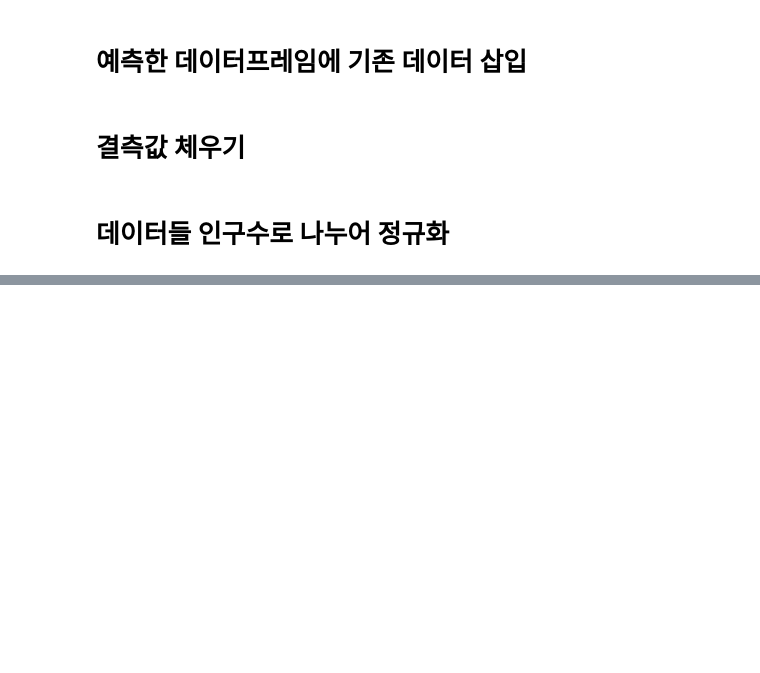
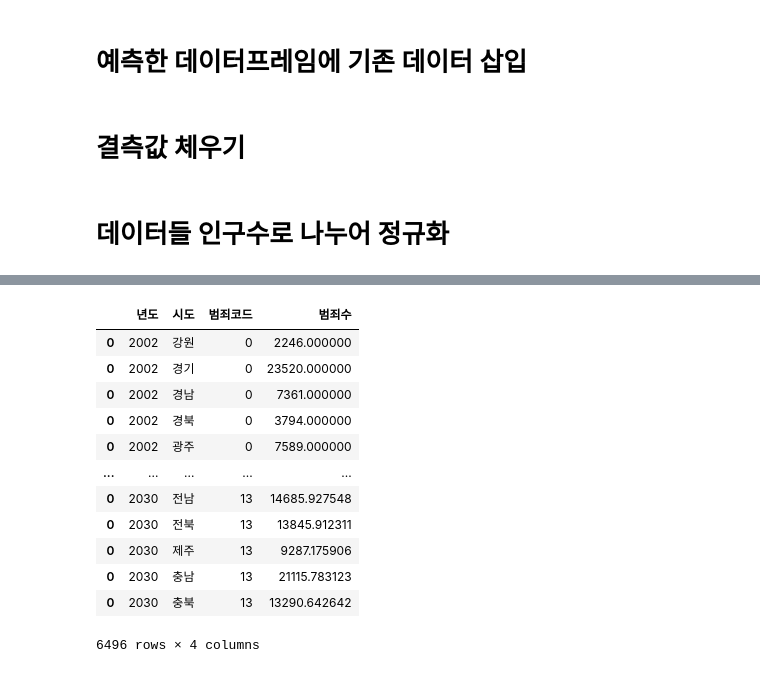
Before and after one commit to bapadapa/IITP_Project, a Jupyter notebook: finalProject/code/preprocessing.ipynb, the cells around one changed output, grey strips where cells are left out. Saved outputs shown, nothing was run; the diff lists cells and outputs as text; code cells hidden in the pictures; blank space fills up the shorter version.

```diff
--- a/finalProject/code/preprocessing.ipynb
+++ b/finalProject/code/preprocessing.ipynb
@@ -435,0 +557,45 @@ pd.concat( [regression_predict_div, regression_predict.iloc[:,-1]] , axis = 1).t
+# %%
+result = pd.DataFrame(columns = ['년도','시도','범죄코드','범죄수'])
+result_code = pd.DataFrame(columns = ['코드','범죄명'])
+for idx in range(len(predicted_crime.columns[2:])):
+    tmpCrime = predicted_crime[['년도','시도',predicted_crime.columns[2+idx]]]
+    for year in predicted_crime.년도.unique():
+        tmpYear = tmpCrime[tmpCrime.년도 == year]
+        for city in predicted_crime.시도.unique():
+            tmpCity = tmpYear[tmpYear.시도 == city]
+            result = result.append(
+                pd.DataFrame(
+                    {
+                        '년도': [year],
+                        '시도': [city],
+                        '범죄코드': [idx],
+                        '범죄수': [
+                                tmpCity[predicted_crime.columns[2+idx]].values[0]
+                            ]
+                        }
+                )
+            )
+            result_code =result_code.append(
+                pd.DataFrame(
+                    {
+                        '범죄코드': [idx],
+                        '범죄명': [predicted_crime.columns[2+idx]]
+                        }
+                )
+            )
+# %%
+result
+# %% [output]
+|  | 년도 | 시도 | 범죄코드 | 범죄수 |
+| 0 | 2002 | 강원 | 0 | 2246.000000 |
+| 0 | 2002 | 경기 | 0 | 23520.000000 |
+| 0 | 2002 | 경남 | 0 | 7361.000000 |
+| 0 | 2002 | 경북 | 0 | 3794.000000 |
+| 0 | 2002 | 광주 | 0 | 7589.000000 |
+| ... | ... | ... | ... | ... |
+| 0 | 2030 | 전남 | 13 | 14685.927548 |
+| 0 | 2030 | 전북 | 13 | 13845.912311 |
+| 0 | 2030 | 제주 | 13 | 9287.175906 |
+| 0 | 2030 | 충남 | 13 | 21115.783123 |
+| 0 | 2030 | 충북 | 13 | 13290.642642 |
+6496 rows × 4 columns
```
Also changed, not shown: parts of 9 cells of this notebook, 3 other files.
